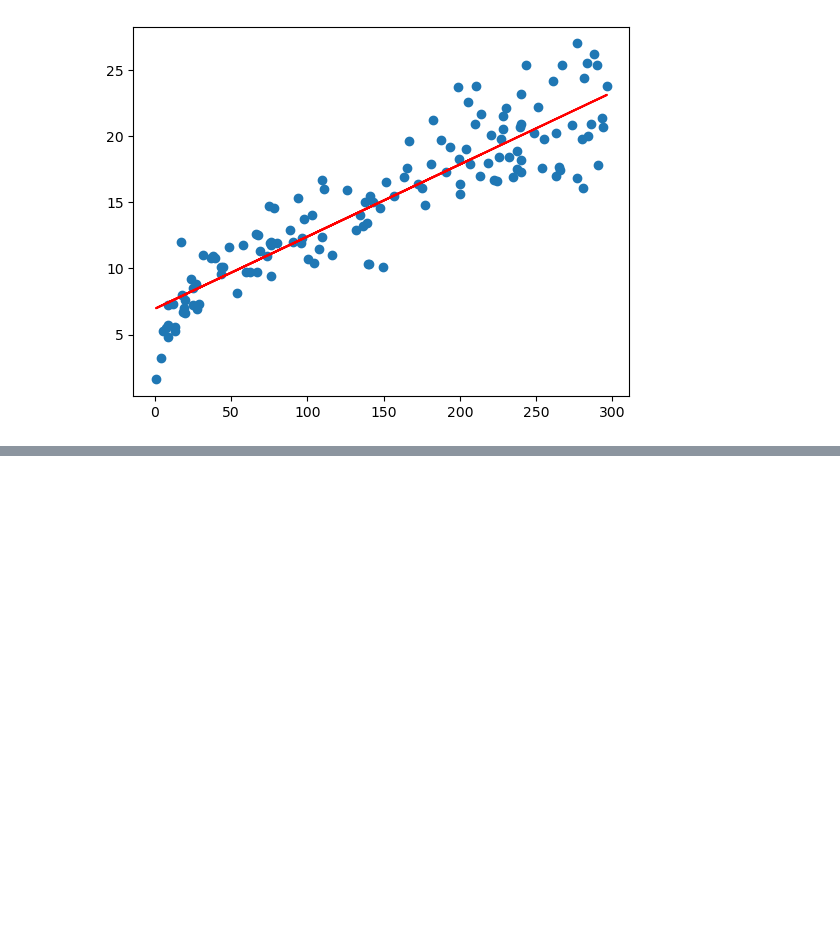
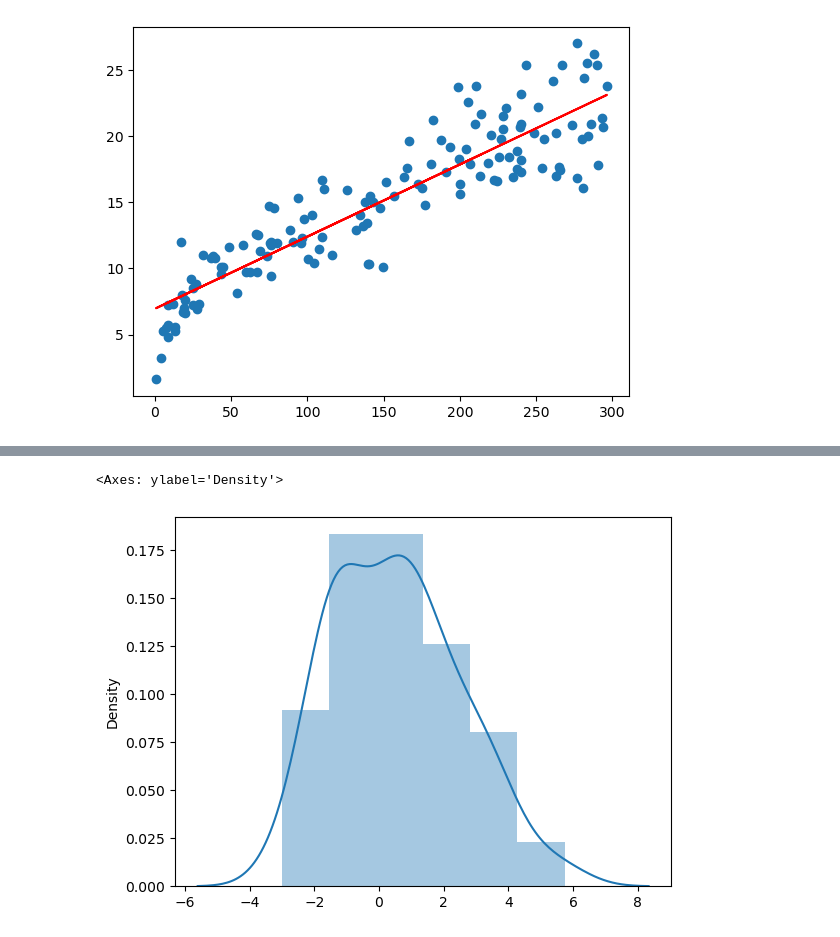
Before and after one commit to venkatpselvam1/DataScienceML, a Jupyter notebook: LinearRegression/01_SimpleLinearRegression/SimpleLinearRegWithAdvertising.ipynb, the cells around one changed output, grey strips where cells are left out. Cells and saved outputs as stored; diff of their text form; code cells hidden in the pictures; blank space fills up the shorter version.

```diff
--- a/LinearRegression/01_SimpleLinearRegression/SimpleLinearRegWithAdvertising.ipynb
+++ b/LinearRegression/01_SimpleLinearRegression/SimpleLinearRegWithAdvertising.ipynb
@@ -129,0 +154,5 @@ plt.show()
+# %%
+sns.distplot(res_test)
+# %% [output]
+<Axes: ylabel='Density'>
+[figure, added]
```
Also changed, not shown: parts of 10 cells of this notebook.
